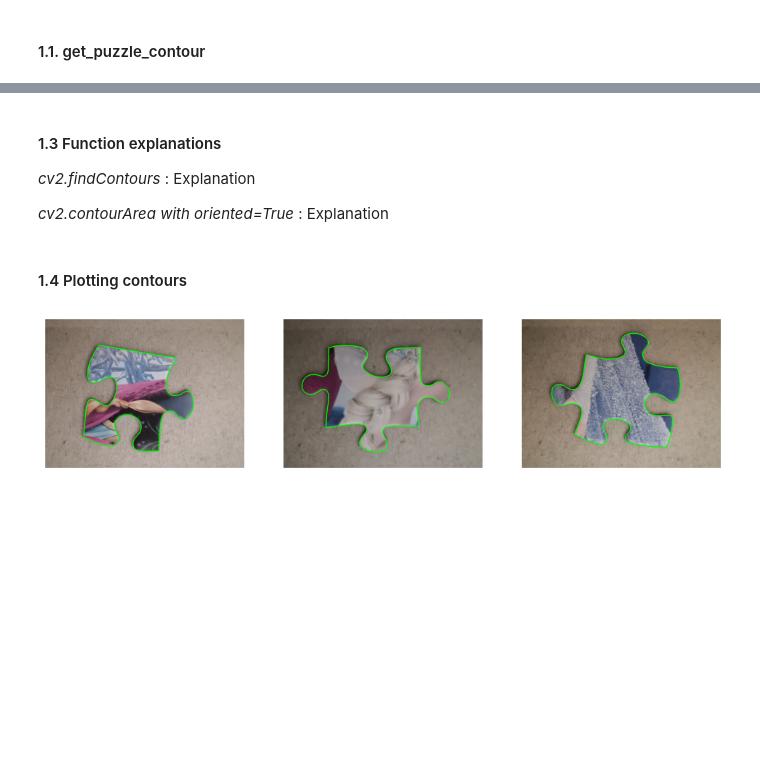
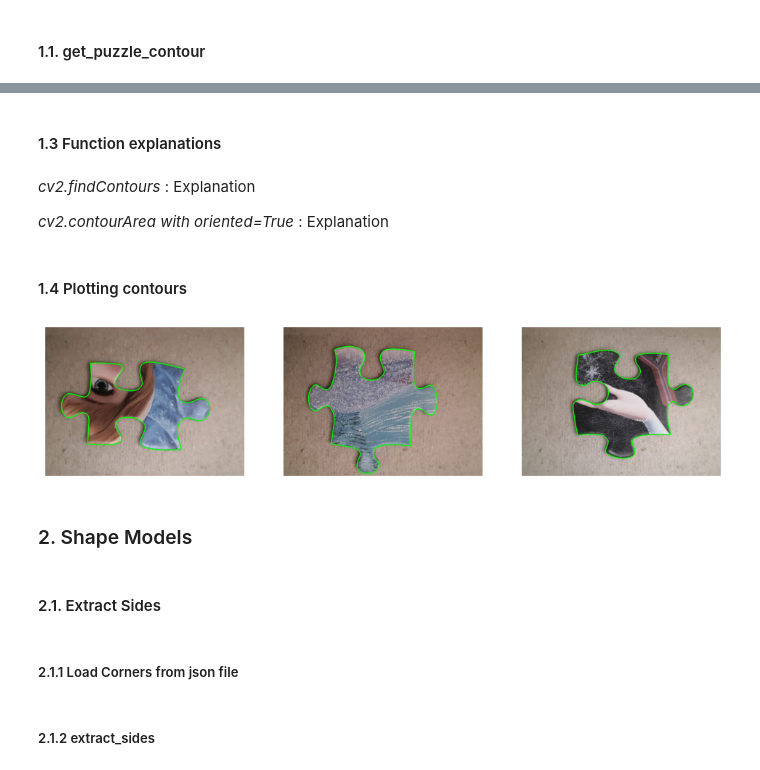
Before and after one commit to mamello-justice/computer-vision, a Jupyter notebook: Lab6/src/Lab 6.ipynb, the cells around one changed output, grey strips where cells are left out. Cells and saved outputs as stored; diff of their text form; code cells hidden in the pictures; blank space fills up the shorter version.

```diff
--- a/Lab6/src/Lab 6.ipynb
+++ b/Lab6/src/Lab 6.ipynb
@@ -25,7 +26,12 @@ path_pairs = list(zip(
 ))
 
 images = np.array([img_as_float32(cv2.cvtColor(cv2.imread(i_path), cv2.COLOR_BGR2RGB)) for i_path, _ in path_pairs])
+
 masks = np.array([img_as_float32(cv2.cvtColor(cv2.imread(m_path), cv2.COLOR_BGR2RGB)) for _, m_path in path_pairs])
+masks_gray = [color.rgb2gray(mask) for mask in masks]
+masks_bin = [cv2.threshold(mask, 0.5, 1, cv2.THRESH_BINARY)[1] for mask in masks_gray]
+
+num_images, height, width, channels = images.shape
 # %% [markdown]
 ### 1. Find Contours
 # %% [markdown]
@@ -34,7 +40,7 @@ masks = np.array([img_as_float32(cv2.cvtColor(cv2.imread(m_path), cv2.COLOR_BGR2
 def get_puzzle_contour(mask):
     contours, _ = cv2.findContours(mask, mode=cv2.RETR_LIST, method=cv2.CHAIN_APPROX_SIMPLE)
 
-    max_contour = []
+    max_contour = np.array([])
     max_contour_area = 0
 
     for contour in contours:
@@ -55,36 +61,35 @@ def get_clockwise_contour(contour):
     if (cv2.contourArea(contour, oriented=True) < 0):
         return np.flip(contour, axis=0)
     return contour
+# %% [markdown]
+#### 1.3 Function explanations
 # %% [markdown]
-#### 1.3 Function explanations
-
 *cv2.findContours* : Explanation
 
 *cv2.contourArea with oriented=True* : Explanation
 # %% [markdown]
 #### 1.4 Plotting contours
+# %%
+contours = [get_clockwise_contour(get_puzzle_contour(np.array(mask*255, dtype=np.uint8))) for mask in masks_bin]
 # %%
 num_sample = 3
-indices = np.random.randint(0, len(masks), num_sample)
-
-def mask_to_bin(mask):
-    mask_gray = color.rgb2gray(mask)
-    _, mask_bin = cv2.threshold(mask_gray, 0.5, 1, cv2.THRESH_BINARY)
-    return np.array(mask_bin * 255, dtype=np.uint8)
-
+drawn_images = np.random.choice(len(masks), num_sample)
 
 fig = plt.figure(figsize=(num_sample*4, 4))
 
-for i, idx in enumerate(indices):
-    mask = mask_to_bin(masks[idx])
-    image = images[idx]
-
-    contour = get_puzzle_contour(mask)
-    contour = get_clockwise_contour(contour)
+for i, idx in enumerate(drawn_images):
+    image = np.copy(images[idx])
+    contour = contours[idx]
     contour_image = cv2.drawContours(image, [contour.reshape(-1, 1, 2)], 0, (0,1,0), 3)
 
     fig.add_subplot(1, num_sample, i+1)
     plt.imshow(contour_image)
     plt.axis('off')
 # %% [output]
-[figure, old version]
+[figure, new version]
+# %% [markdown]
+### 2. Shape Models
+# %% [markdown]
+#### 2.1. Extract Sides
+# %% [markdown]
+##### 2.1.1 Load Corners from json file
@@ -90,0 +102,2 @@ for i, idx in enumerate(indices):
+# %% [markdown]
+##### 2.1.2 extract_sides
```
Also changed, not shown: parts of 6 cells of this notebook.
